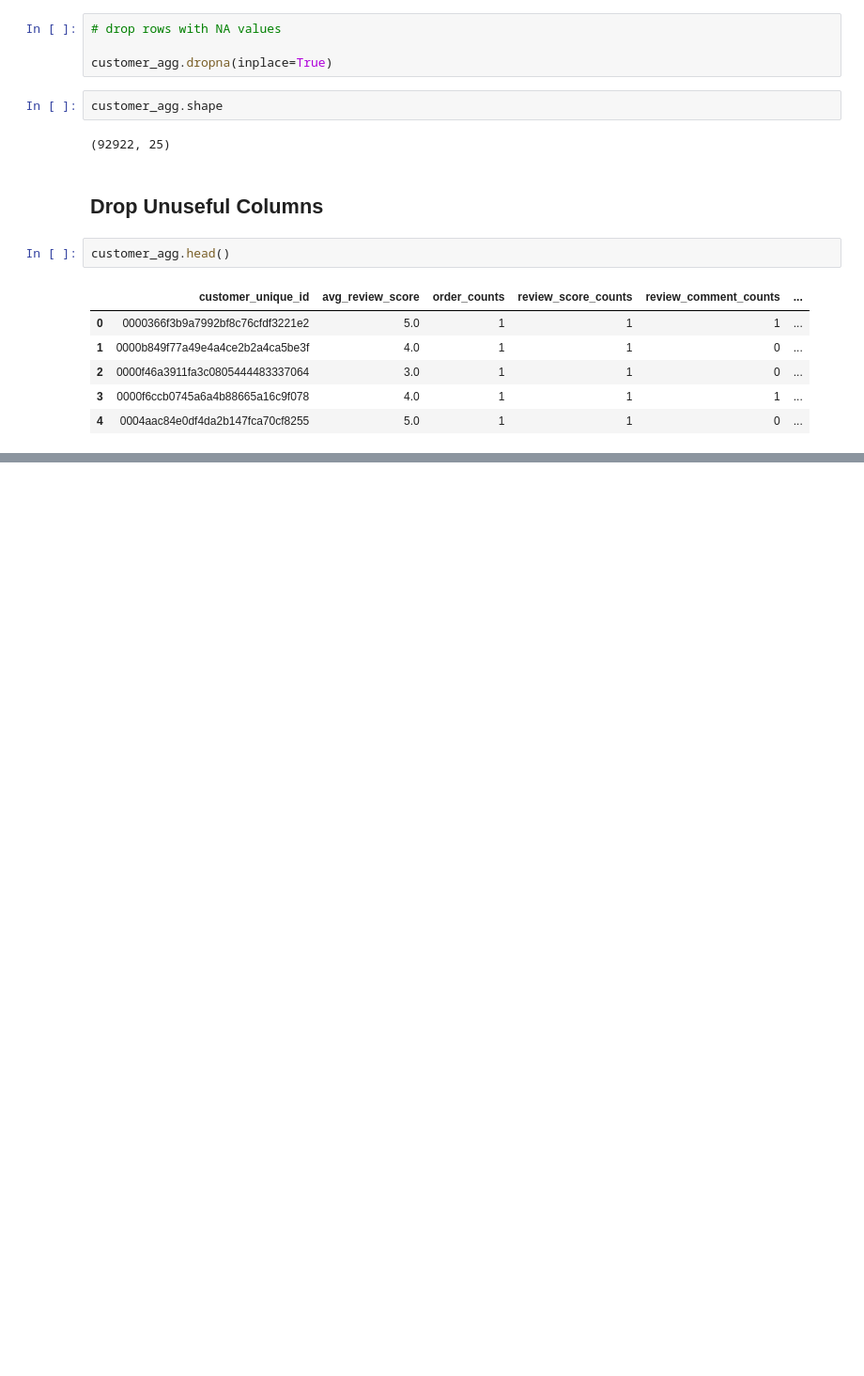
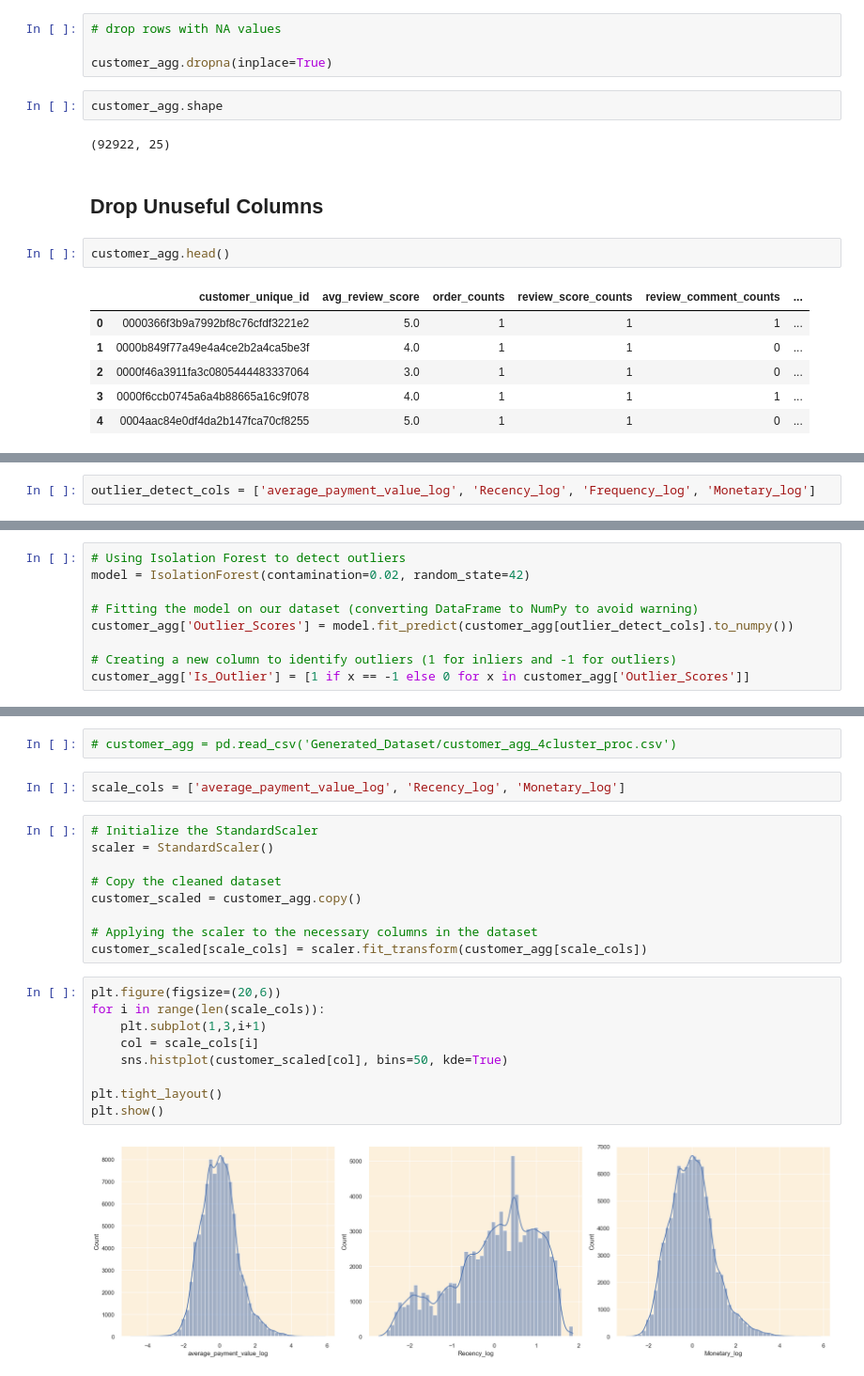
Before and after one commit to CherryLIUxj/Customer-Analysis-Based-On-Olist, a Jupyter notebook: SI618_projectIII.ipynb, the cells around one changed output, grey strips where cells are left out. Shown at 94% size. Drawn from its saved outputs; the diff is of its cells as text; blank space fills up the shorter version.

```diff
--- a/SI618_projectIII.ipynb
+++ b/SI618_projectIII.ipynb
@@ -227,0 +353,2 @@ customer_agg.drop(columns=['average_order_value', 'not_defined', 'Missing'], inp
+# %%
+outlier_detect_cols = ['average_payment_value_log', 'Recency_log', 'Frequency_log', 'Monetary_log']
@@ -227,0 +392,9 @@ customer_agg.drop(columns=['average_order_value', 'not_defined', 'Missing'], inp
+# %%
+# Using Isolation Forest to detect outliers
+model = IsolationForest(contamination=0.02, random_state=42)
+
+# Fitting the model on our dataset (converting DataFrame to NumPy to avoid warning)
+customer_agg['Outlier_Scores'] = model.fit_predict(customer_agg[outlier_detect_cols].to_numpy())
+
+# Creating a new column to identify outliers (1 for inliers and -1 for outliers)
+customer_agg['Is_Outlier'] = [1 if x == -1 else 0 for x in customer_agg['Outlier_Scores']]
@@ -227,0 +429,24 @@ customer_agg.drop(columns=['average_order_value', 'not_defined', 'Missing'], inp
+# %%
+# customer_agg = pd.read_csv('Generated_Dataset/customer_agg_4cluster_proc.csv')
+# %%
+scale_cols = ['average_payment_value_log', 'Recency_log', 'Monetary_log']
+# %%
+# Initialize the StandardScaler
+scaler = StandardScaler()
+
+# Copy the cleaned dataset
+customer_scaled = customer_agg.copy()
+
+# Applying the scaler to the necessary columns in the dataset
+customer_scaled[scale_cols] = scaler.fit_transform(customer_agg[scale_cols])
+# %%
+plt.figure(figsize=(20,6))
+for i in range(len(scale_cols)):
+    plt.subplot(1,3,i+1)
+    col = scale_cols[i]
+    sns.histplot(customer_scaled[col], bins=50, kde=True)
+
+plt.tight_layout()
+plt.show()
+# %% [output]
+[figure, added]
```
Also changed, not shown: parts of 107 cells of this notebook, 4 other files.
